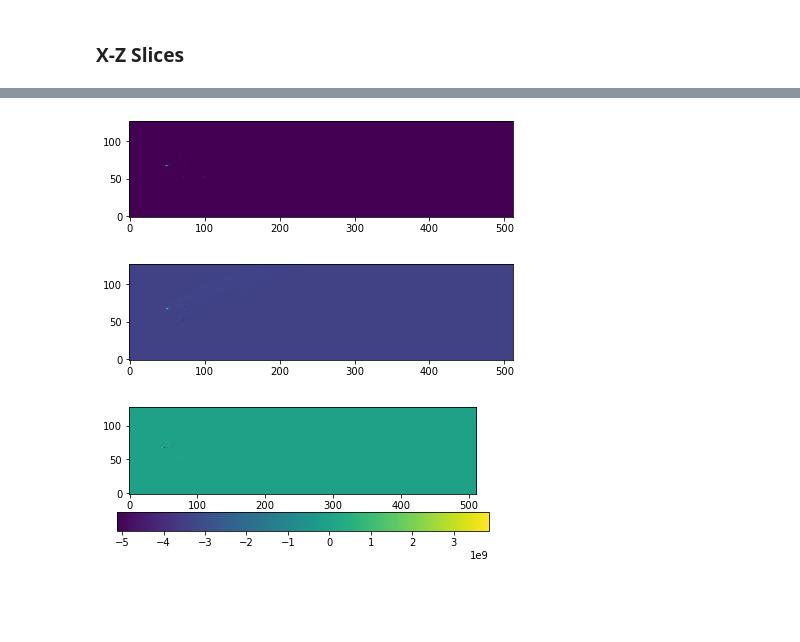
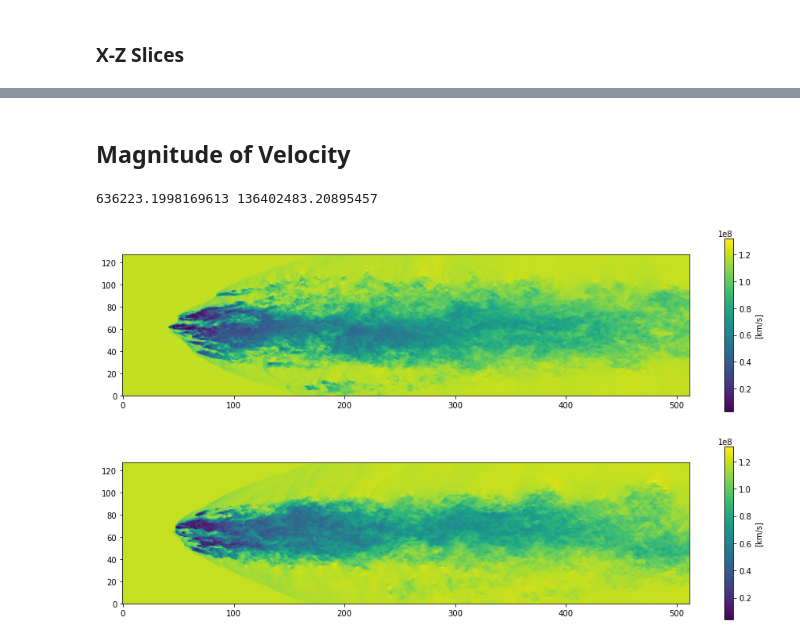
Before and after one commit to hannahjleary/python, a Jupyter notebook: Notebooks/Velocity_Slices.ipynb, the cells around one changed output, grey strips where cells are left out. Saved outputs shown, nothing was run; the diff lists cells and outputs as text; code cells hidden in the pictures; blank space fills up the shorter version.

```diff
--- a/Notebooks/Velocity_Slices.ipynb
+++ b/Notebooks/Velocity_Slices.ipynb
@@ -197,20 +140,26 @@ cb = plt.colorbar(image, orientation = 'horizontal')
-# %%
-fig = plt.figure(figsize=(24,6))
-plt.subplot(3,1,1)
-image = plt.imshow(vx_weighted_xz.T, origin='lower', cmap='viridis')
-
-fig = plt.figure(figsize=(24,6))
-plt.subplot(3,1,2)
-image = plt.imshow(vy_weighted_xz.T, origin='lower', cmap='viridis')
-
-fig = plt.figure(figsize=(24,6))
-plt.subplot(3,1,3)
-image = plt.imshow(vz_weighted_xz.T, origin='lower', cmap='viridis')
-
-plt.tight_layout()
-plt.savefig('..\Plots\plot9.png', bbox_inches='tight')
-cb = plt.colorbar(image, orientation = 'horizontal')
-# %% [output]
-[figure, removed]
-[figure, removed]
-[figure, removed]
+# %% [markdown]
+<h2>Magnitude of Velocity</h2>
+# %%
+V = np.sqrt(np.power(vx, 2) + np.power(vy, 2) + np.power(vz, 2))
+# %%
+print(np.min(V), np.max(V))
+# %% [output]
+636223.1998169613 136402483.20895457
+# %%
+Vslice_xz = V[:,int(ny/2),:]
+Vslice_xy = V[:,:,int(nz/2)]
+Vslice_yz = V[int(nx/2),:,:]
+# %%
+fig = plt.figure(figsize=(16,4))
+image = plt.imshow(Vslice_xz.T, origin='lower', cmap='viridis')
+cb = plt.colorbar(image, label='[km/s]')
+plt.show()
+# %% [output]
+[figure, added]
+# %%
+fig = plt.figure(figsize=(16,4))
+image = plt.imshow(Vslice_xy.T, origin='lower', cmap='viridis')
+cb = plt.colorbar(image, label='[km/s]')
+plt.show()
+# %% [output]
+[figure, added]
```
Also changed, not shown: parts of 16 cells of this notebook, 3 other files.
